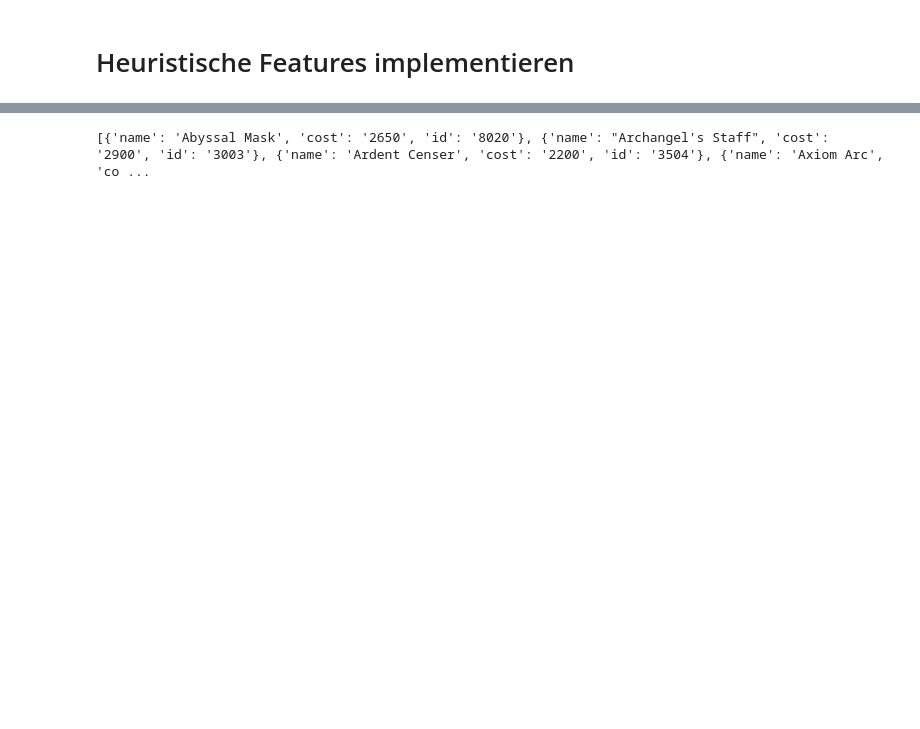
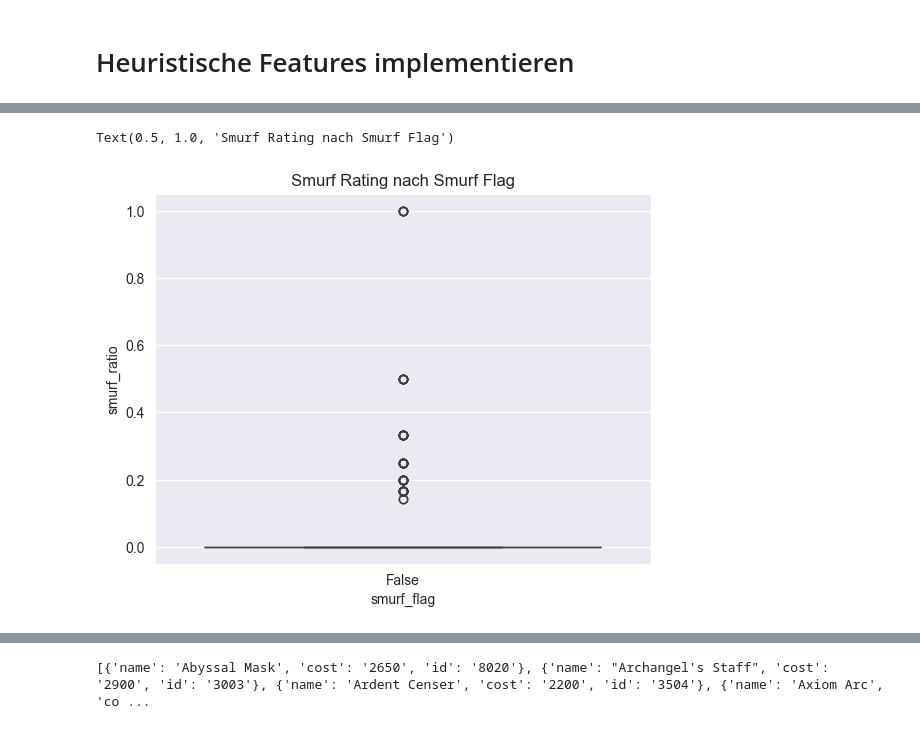
Before and after one commit to EnesSabi/Research_CheatDetection_with_ML, a Jupyter notebook: GameClient/all_matches_dataframe.ipynb, the cells around one changed output, grey strips where cells are left out. Cells and saved outputs as stored; diff of their text form; code cells hidden in the pictures; blank space fills up the shorter version.

```diff
--- a/GameClient/all_matches_dataframe.ipynb
+++ b/GameClient/all_matches_dataframe.ipynb
@@ -284,7 +292,7 @@ def compute_fast_winrate(df):
 
 df_fast_stats = df.groupby('puuid').apply(compute_fast_winrate).reset_index()
 
-df_ranked = df_ranked.merge(df_fast_stats[['puuid', 'winrate', 'fast_game_rate']], on='puuid', how='left')
+df_ranked = df_ranked.merge(df_fast_stats[['puuid', 'fast_game_rate']], on='puuid', how='left')
 
 
 '''
@@ -303,43 +310,48 @@ Anteil aller kurzen Spiele (<25 min): 0.00%
 #2. Account Level au smurf und score überprüfen
 low_level_threshold = 50
 high_kda_threshold = 4
-high_winrate_threshold = 0.65
+high_winrate_threshold = 70
 gold_earned_threshold = 400
 totalDamageDealt_threshold = 300
 
-
-account_stats = df.groupby('puuid').agg({
+account_stats = df_ranked.groupby('puuid').agg({
     'summonerLevel': 'first',
     'kda': 'mean',
-    'win': 'mean',
     'kills': 'mean',
     'assists': 'mean',
     'deaths': 'mean',
     'goldPerMinute': 'mean',
-    'totalDamageDealtToChampions': 'mean'
+    'totalDamageDealtToChampions': 'mean',
+    'tier_num': 'first',
+    'winrate' : 'mean'
 }).reset_index()
 
 account_stats['smurf_flag'] = (
     (account_stats['summonerLevel'] < low_level_threshold) &
     (
-        (account_stats['kda'] >= high_kda_threshold) |
-        (account_stats['win'] >= high_winrate_threshold) |
-        (account_stats['kills'] >= 8) |
-        (account_stats['goldPerMinute'] >= gold_earned_threshold) |
-        (account_stats['totalDamageDealtToChampions'] >= totalDamageDealt_threshold)
+        #(account_stats['kda'] >= high_kda_threshold) &
+        #(account_stats['kills'] >= 8) &
+        #(account_stats['goldPerMinute'] >= gold_earned_threshold) &
+        #(account_stats['totalDamageDealtToChampions'] >= totalDamageDealt_threshold) &
+        (account_stats['winrate'] >= high_winrate_threshold)
     )
 )
 
 account_stats['smurf_score'] = (
     (account_stats['summonerLevel'] < low_level_threshold).astype(int) +
-    (account_stats['kda'] >= high_kda_threshold).astype(int) +
-    (account_stats['win'] >= high_winrate_threshold).astype(int) +
-    (account_stats['kills'] >= 8).astype(int) +
-    (account_stats['goldPerMinute'] >= gold_earned_threshold).astype(int) +
-    (account_stats['totalDamageDealtToChampions'] >= totalDamageDealt_threshold).astype(int)
+    #(account_stats['kda'] >= high_kda_threshold).astype(int) +
+    #(account_stats['kills'] >= 8).astype(int) +
+    #(account_stats['goldPerMinute'] >= gold_earned_threshold).astype(int) +
+    #(account_stats['totalDamageDealtToChampions'] >= totalDamageDealt_threshold).astype(int) +
+    (account_stats['winrate'] >= high_winrate_threshold).astype(int)
 )
 
-df_ranked = df_ranked.merge(account_stats[['puuid', 'smurf_flag', 'smurf_score']], on='puuid', how='left')
+account_stats['smurf_ratio'] = account_stats['smurf_score'] / account_stats['tier_num']
+account_stats['smurf_ratio'] = account_stats['smurf_ratio'].fillna(0)
 
-print(df_ranked[['puuid', 'summonerLevel', 'kda', 'win', 'kills', 'goldPerMinute', 'totalDamageDealtToChampions', 'smurf_flag', 'smurf_score']].head())
+df_ranked = df_ranked.merge(account_stats[['puuid', 'smurf_flag', 'smurf_score', 'smurf_ratio']], on='puuid', how='left')
+
+#print(df_ranked[['puuid', 'summonerLevel', 'kda', 'win', 'kills', 'goldPerMinute', 'totalDamageDealtToChampions', 'smurf_flag', 'smurf_score', 'smurf_ratio']].head())
+
+print(df_ranked[['puuid', 'summonerLevel', 'kda', 'winrate', 'kills', 'goldPerMinute', 'totalDamageDealtToChampions', 'smurf_flag', 'smurf_score', 'smurf_ratio']].head())
 # %% [output]
@@ -350,0 +378,6 @@ print(df_ranked[['puuid', 'summonerLevel', 'kda', 'win', 'kills', 'goldPerMinute
+# %%
+sns.boxplot(data=account_stats, x='smurf_flag', y='smurf_ratio')
+plt.title('Smurf Rating nach Smurf Flag')
+# %% [output]
+Text(0.5, 1.0, 'Smurf Rating nach Smurf Flag')
+[figure, added]
```
Also changed, not shown: parts of 31 cells of this notebook, 6 other files.
